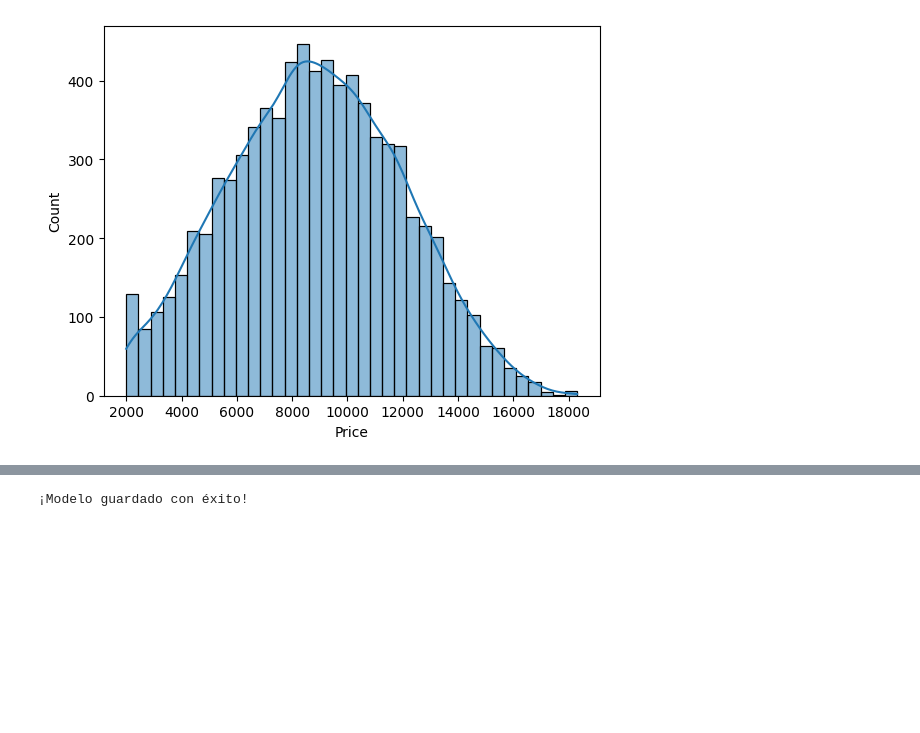
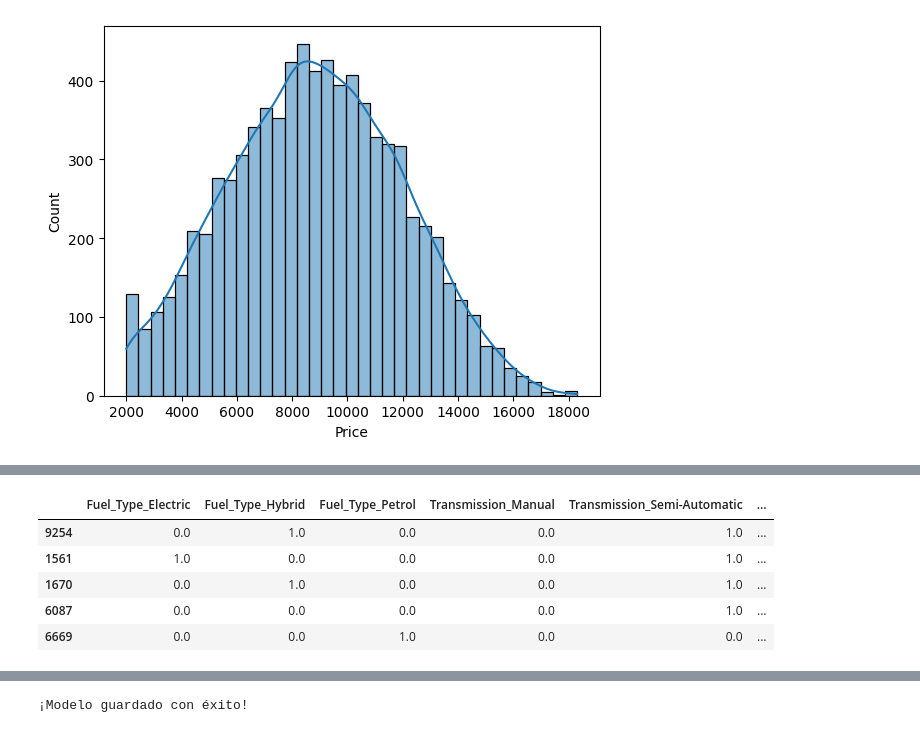
Before and after one commit to neural-insights/Team-Challenge---Still_Lost_in_ML, a Jupyter notebook: src/notebooks/Still_Lost_in_ML - Notebook.ipynb, the cells around one changed output, grey strips where cells are left out. Cells and saved outputs as stored; diff of their text form; code cells hidden in the pictures; blank space fills up the shorter version.

```diff
--- a/src/notebooks/Still_Lost_in_ML - Notebook.ipynb
+++ b/src/notebooks/Still_Lost_in_ML - Notebook.ipynb
@@ -283,0 +283,5 @@ X_test_encoded.head()
+# %%
+ordinal_columns = ["Brand", "Model"]
+
+for name in ordinal_columns:
+    print(name, "\n", X_train_encoded[name].unique(), "\n")
@@ -283,0 +298,27 @@ X_test_encoded.head()
+# %%
+# Categorias ordenadas
+brand_categories = ['Volkswagen', 'BMW', 'Hyundai', 'Honda', 'Mercedes', 'Audi',
+                    'Ford', 'Kia', 'Chevrolet', 'Toyota']
+
+model_categories = ['Golf', '5 Series', 'Sonata', 'CR-V', 'E-Class', 'GLA', 'Tiguan',
+                    'A3', 'Focus', 'Civic', 'Sportage', 'A4', 'Fiesta', 'X5', 'Malibu',
+                    'Explorer', '3 Series', 'Q5', 'Elantra', 'Camry', 'C-Class',
+                    'Passat', 'Impala', 'Accord', 'Equinox', 'Optima', 'Rio', 'Tucson',
+                    'Corolla', 'RAV4']
+
+# Aplicar Ordinal Encoding y reemplazar las columnas originales
+ordinal_encoder = OrdinalEncoder(categories=[brand_categories, model_categories],
+                                 handle_unknown='use_encoded_value',
+                                 unknown_value=-1) # para manejar valores no vistos en test
+
+# Aplicar transformación a las columnas 'Brand' y 'Model'
+X_train_encoded[ordinal_columns] = ordinal_encoder.fit_transform(X_train[ordinal_columns])
+
+X_train_encoded.head()
+# %% [output]
+|  | Fuel_Type_Electric | Fuel_Type_Hybrid | Fuel_Type_Petrol | Transmission_Manual | Transmission_Semi-Automatic | ... |
+| 9254 | 0.0 | 1.0 | 0.0 | 0.0 | 1.0 | ... |
+| 1561 | 1.0 | 0.0 | 0.0 | 0.0 | 1.0 | ... |
+| 1670 | 0.0 | 1.0 | 0.0 | 0.0 | 1.0 | ... |
+| 6087 | 0.0 | 0.0 | 0.0 | 0.0 | 1.0 | ... |
+| 6669 | 0.0 | 0.0 | 1.0 | 0.0 | 0.0 | ... |
```
Also changed, not shown: parts of 63 cells of this notebook, 7 other files.
